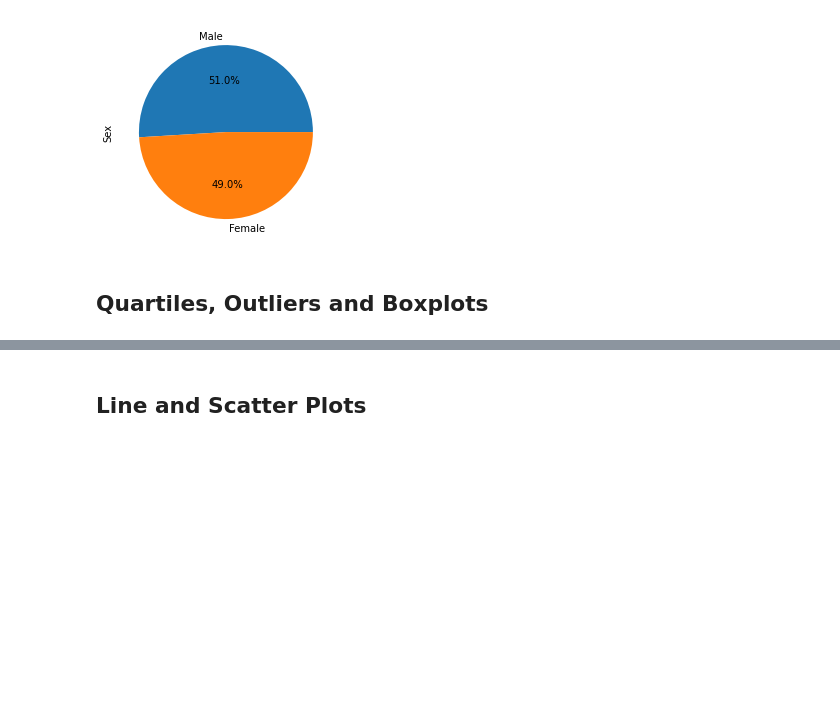
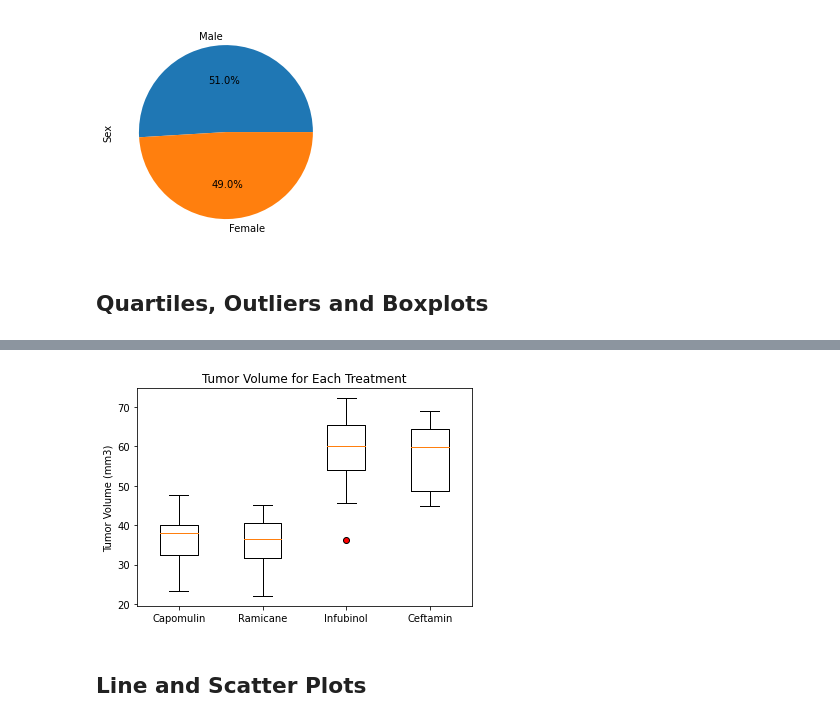
Before and after one commit to jaryan77/Pymaceuticals, a Jupyter notebook: Pymaceuticals/starter.ipynb, the cells around one changed output, grey strips where cells are left out. Drawn from its saved outputs; the diff is of its cells as text; code cells hidden in the pictures; blank space fills up the shorter version.

Commit message:
Quartiles, Outliers, and Boxplots done

```diff
--- a/Pymaceuticals/starter.ipynb
+++ b/Pymaceuticals/starter.ipynb
@@ -190,17 +190,28 @@ tumor_data = []
 for drug in treatments:
 
     # Locate the rows which contain mice on each drug and get the tumor volumes
-    tumor_volume = max_df.loc(max_df["Drug Regimen"] == drug, "Tumor Volume (mm3)")
+    tumor_volume = max_df.loc[max_df["Drug Regimen"] == drug]#, "Tumor Volume (mm3)")
 
     # add subset
+    tumor_df = tumor_volume.loc[tumor_volume['Timepoint'] == tumor_volume['Timepoint']]
 
+    values = tumor_df['Tumor Volume (mm3)']
+    tumor_data.append(values)
 
     # Determine outliers using upper and lower bounds
-    quartiles = # .quantile()
-    lowerq = #Q1
-    upperq = #Q3
-    iqr =
-    lower_bound =
-    upper_bound =
-    outliers =
+    quartiles = values.quantile([.25,.5,.75])
+    lowerq = quartiles[0.25]
+    upperq = quartiles[0.75]
+    iqr = upperq - lowerq
+    print(f'IQR for {treatments}: {iqr}')
+
+    lower_bound = lowerq - (1.5*iqr)
+    upper_bound = upperq + (1.5*iqr)
+    print(f'Lower Bound for {drug}: {lower_bound}')
+    print(f'Upper Bound for {drug}: {upper_bound}')
+
+    outliers_count = (values.loc[(tumor_df['Tumor Volume (mm3)'] >= upper_bound) |
+                                 (tumor_df['Tumor Volume (mm3)'] <= lower_bound)]).count()
+
+    print(f'Number of {drug} outliers in {outliers_count}:')
 # %% [output]
@@ -208,5 +234,14 @@ SyntaxError: unexpected EOF while parsing (<ipython-input-61-e8fc13f34ee3>, line
 # %%
 # Generate a box plot of the final tumor volume of each mouse across four regimens of interest
+flierprops = dict(marker="o", markerfacecolor='r')
+fig, ax1 = plt.subplots()
+ax1.boxplot(tumor_data, flierprops=flierprops)
+plt.title('Tumor Volume for Each Treatment')
+plt.ylabel("Tumor Volume (mm3)")
+plt.xticks([1,2,3,4], ["Capomulin", "Ramicane", "Infubinol", "Ceftamin"])
+plt.show()
+# %% [output]
+[figure, added]
 # %% [markdown]
 ## Line and Scatter Plots
 # %%
```
Also changed, not shown: parts of 2 cells of this notebook.
